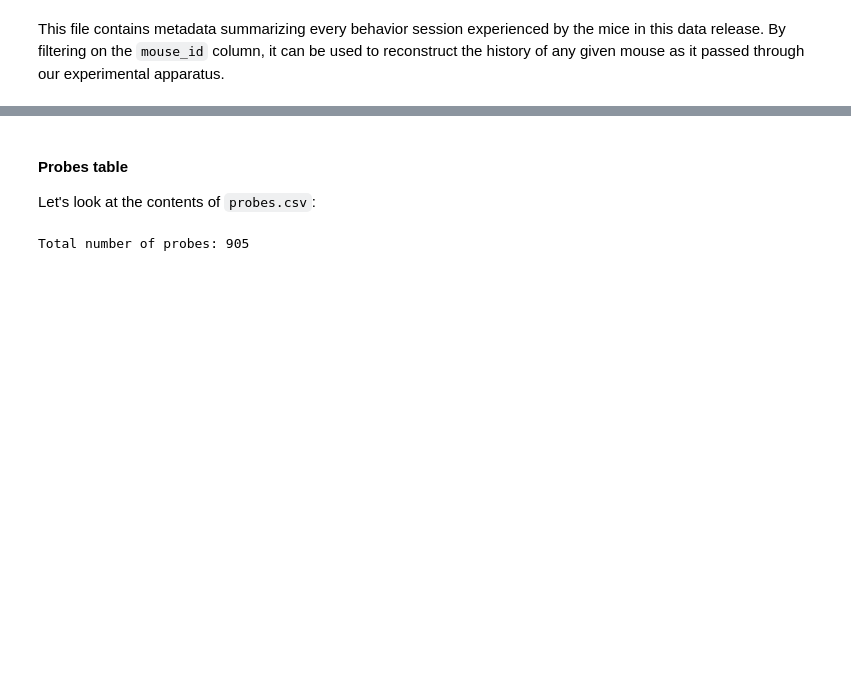
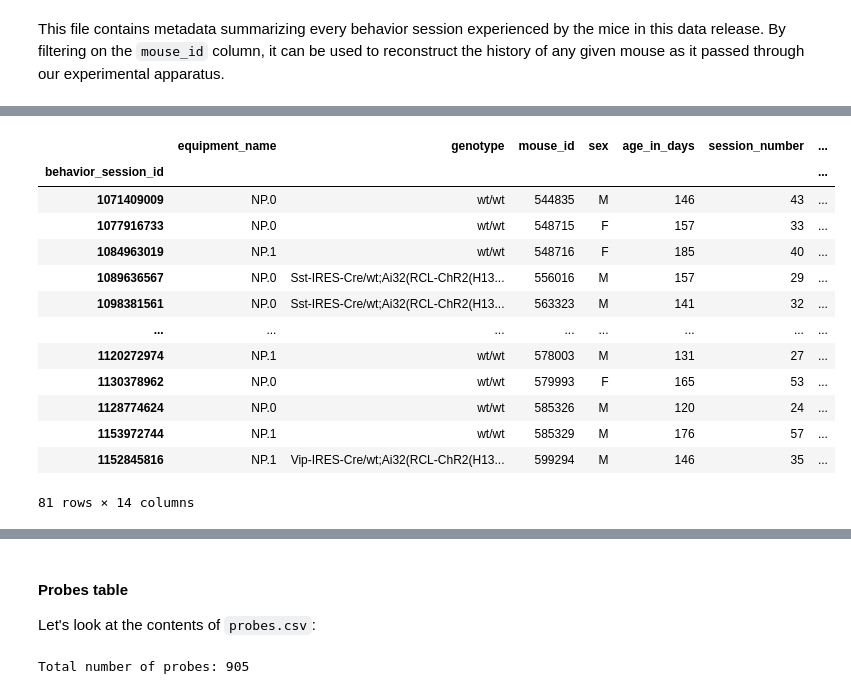
Before and after one commit to aeltonaraujoneuro/behavis, a Jupyter notebook: Visual Behavior Dataset Tutorials/visual_behavior_neuropixels_data_access.ipynb, the cells around one changed output, grey strips where cells are left out. Cells and saved outputs as stored; diff of their text form; code cells hidden in the pictures; blank space fills up the shorter version.

```diff
--- a/Visual Behavior Dataset Tutorials/visual_behavior_neuropixels_data_access.ipynb
+++ b/Visual Behavior Dataset Tutorials/visual_behavior_neuropixels_data_access.ipynb
@@ -265,0 +252,17 @@ This file contains metadata summarizing every behavior session experienced by th
+# %%
+ephys_seen_omission
+# %% [output]
+|  | equipment_name | genotype | mouse_id | sex | age_in_days | session_number | ... |
+| behavior_session_id |  |  |  |  |  |  | ... |
+| 1071409009 | NP.0 | wt/wt | 544835 | M | 146 | 43 | ... |
+| 1077916733 | NP.0 | wt/wt | 548715 | F | 157 | 33 | ... |
+| 1084963019 | NP.1 | wt/wt | 548716 | F | 185 | 40 | ... |
+| 1089636567 | NP.0 | Sst-IRES-Cre/wt;Ai32(RCL-ChR2(H13... | 556016 | M | 157 | 29 | ... |
+| 1098381561 | NP.0 | Sst-IRES-Cre/wt;Ai32(RCL-ChR2(H13... | 563323 | M | 141 | 32 | ... |
+| ... | ... | ... | ... | ... | ... | ... | ... |
+| 1120272974 | NP.1 | wt/wt | 578003 | M | 131 | 27 | ... |
+| 1130378962 | NP.0 | wt/wt | 579993 | F | 165 | 53 | ... |
+| 1128774624 | NP.0 | wt/wt | 585326 | M | 120 | 24 | ... |
+| 1153972744 | NP.1 | wt/wt | 585329 | M | 176 | 57 | ... |
+| 1152845816 | NP.1 | Vip-IRES-Cre/wt;Ai32(RCL-ChR2(H13... | 599294 | M | 146 | 35 | ... |
+81 rows × 14 columns
```
Also changed, not shown: parts of 19 cells of this notebook.
